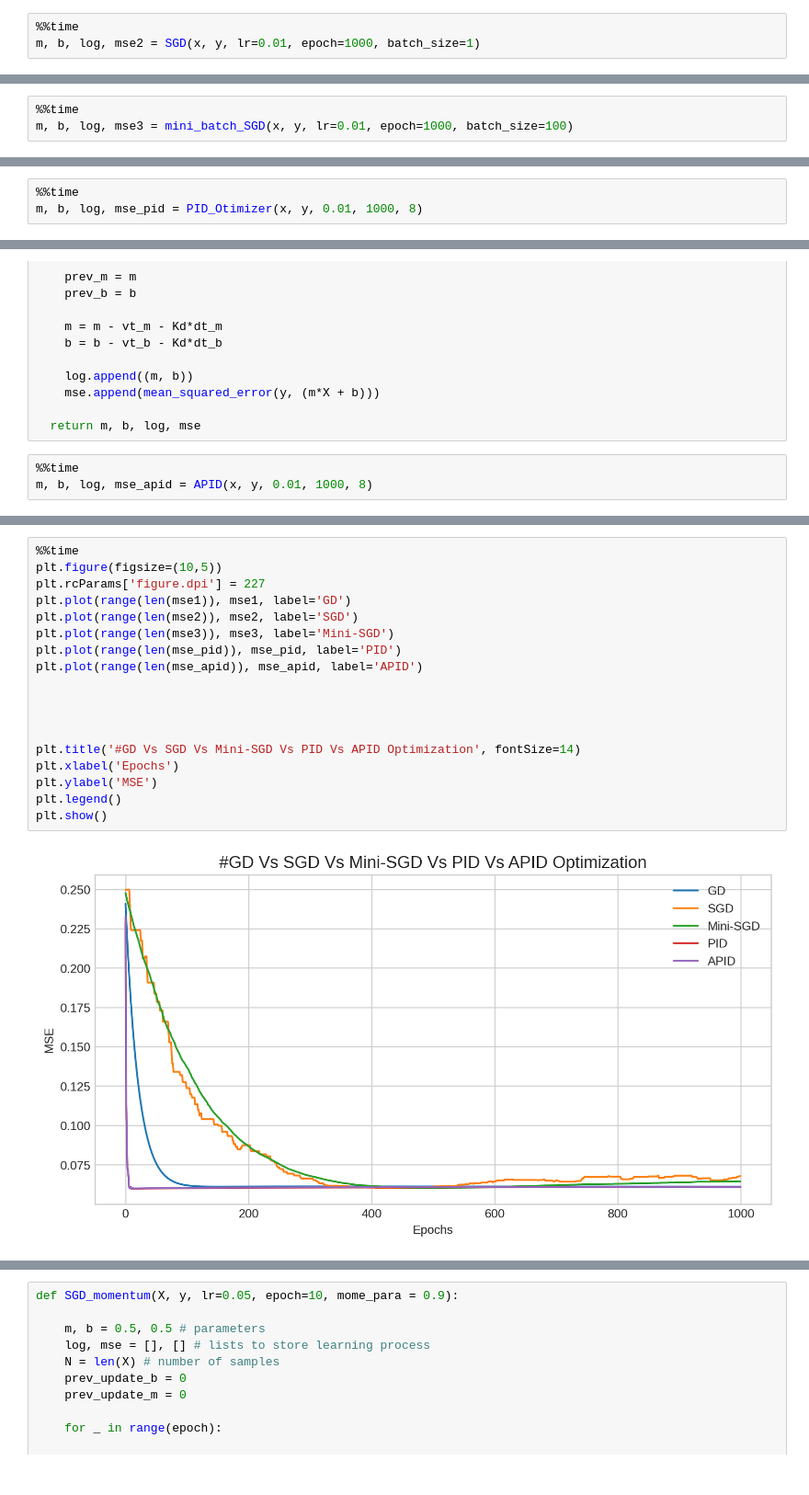
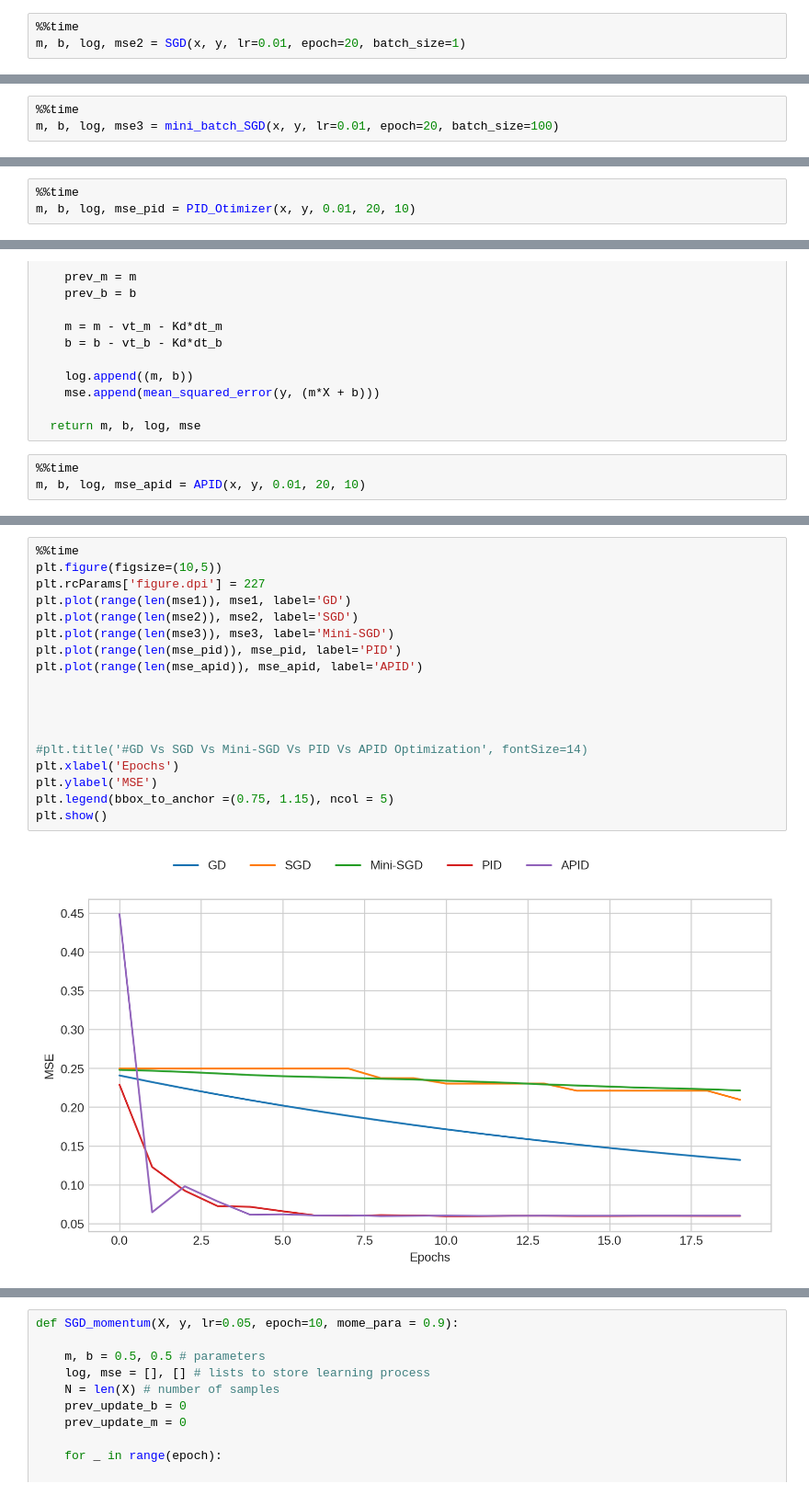
Before and after one commit to Saurav-Raghaw/Optimization, a Jupyter notebook: Real_world.ipynb, the cells around one changed output, grey strips where cells are left out. Shown at 92% size. Drawn from its saved outputs; the diff is of its cells as text.

```diff
--- a/Real_world.ipynb
+++ b/Real_world.ipynb
@@ -146,5 +143,5 @@ def SGD(X, y, lr=0.05, epoch=10, batch_size=1): # if batch_size is more than 1 t
     return m, b, log, mse
 # %%
 %%time
-m, b, log, mse2 = SGD(x, y, lr=0.01, epoch=1000, batch_size=1)
+m, b, log, mse2 = SGD(x, y, lr=0.01, epoch=20, batch_size=1)
 # %% [output]
@@ -181,5 +178,5 @@ def mini_batch_SGD(X, y, lr=0.05, epoch=10, batch_size=1):
     return m, b, log, mse
 # %%
 %%time
-m, b, log, mse3 = mini_batch_SGD(x, y, lr=0.01, epoch=1000, batch_size=100)
+m, b, log, mse3 = mini_batch_SGD(x, y, lr=0.01, epoch=20, batch_size=100)
 # %% [output]
@@ -243,5 +240,5 @@ def PID_Otimizer(X, y, lr=0.01, epoch=10, Kd=0.9):
   return m, b, log, mse
 # %%
 %%time
-m, b, log, mse_pid = PID_Otimizer(x, y, 0.01, 1000, 8)
+m, b, log, mse_pid = PID_Otimizer(x, y, 0.01, 20, 10)
 # %% [output]
@@ -308,5 +305,5 @@ def APID(X, y, lr=0.05, epoch=10, Kd=0.9):
   return m, b, log, mse
 # %%
 %%time
-m, b, log, mse_apid = APID(x, y, 0.01, 1000, 8)
+m, b, log, mse_apid = APID(x, y, 0.01, 20, 10)
 # %% [output]
@@ -320,20 +317,20 @@ MSE: 0.06079382767315171
 # %%
 %%time
 plt.figure(figsize=(10,5))
 plt.rcParams['figure.dpi'] = 227
 plt.plot(range(len(mse1)), mse1, label='GD')
 plt.plot(range(len(mse2)), mse2, label='SGD')
 plt.plot(range(len(mse3)), mse3, label='Mini-SGD')
 plt.plot(range(len(mse_pid)), mse_pid, label='PID')
 plt.plot(range(len(mse_apid)), mse_apid, label='APID')
 
 
 
 
-plt.title('#GD Vs SGD Vs Mini-SGD Vs PID Vs APID Optimization', fontSize=14)
+#plt.title('#GD Vs SGD Vs Mini-SGD Vs PID Vs APID Optimization', fontSize=14)
 plt.xlabel('Epochs')
 plt.ylabel('MSE')
-plt.legend()
+plt.legend(bbox_to_anchor =(0.75, 1.15), ncol = 5)
 plt.show()
 # %% [output]
-[figure, old version]
+[figure, new version]
```
Also changed, not shown: parts of 24 cells of this notebook.
